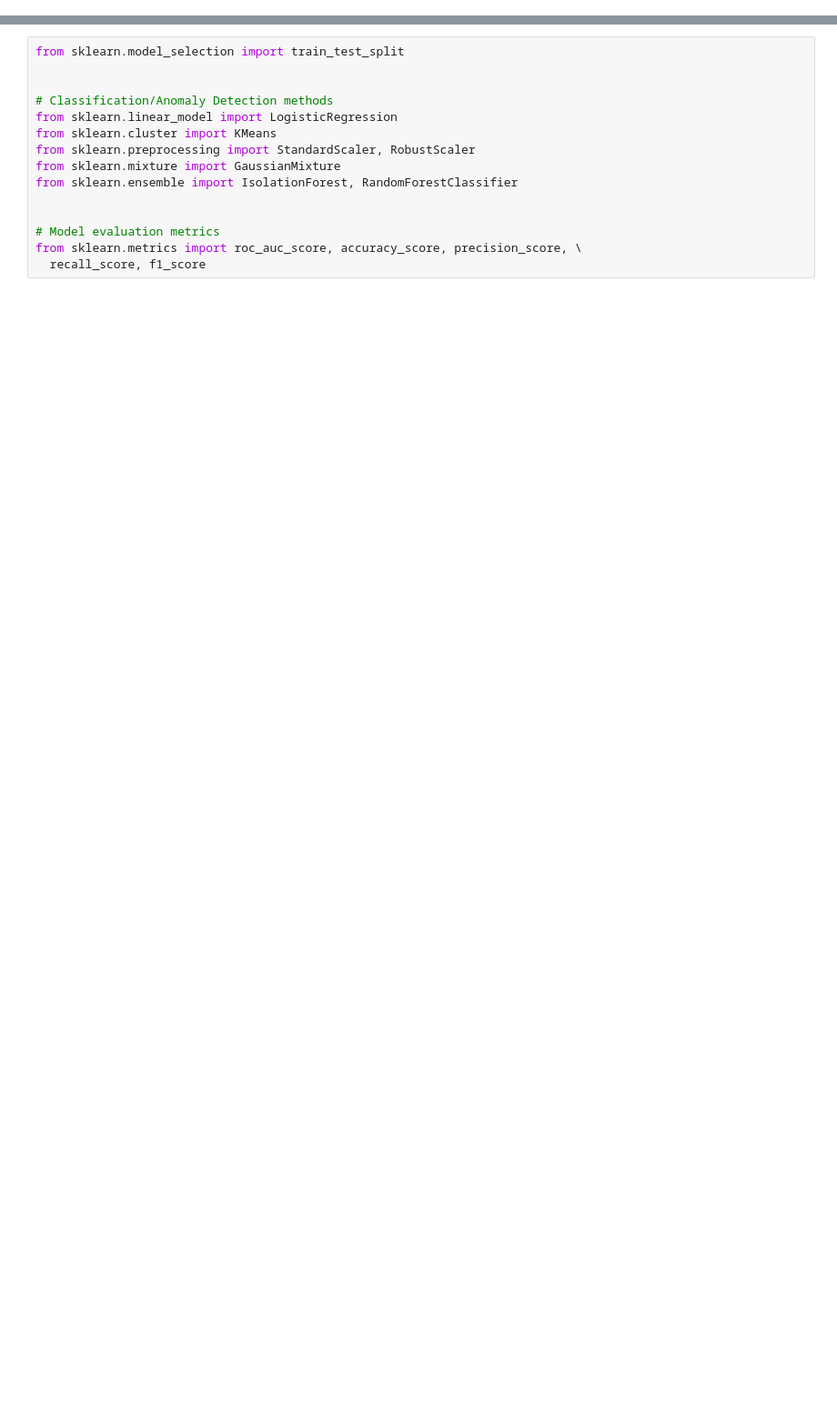
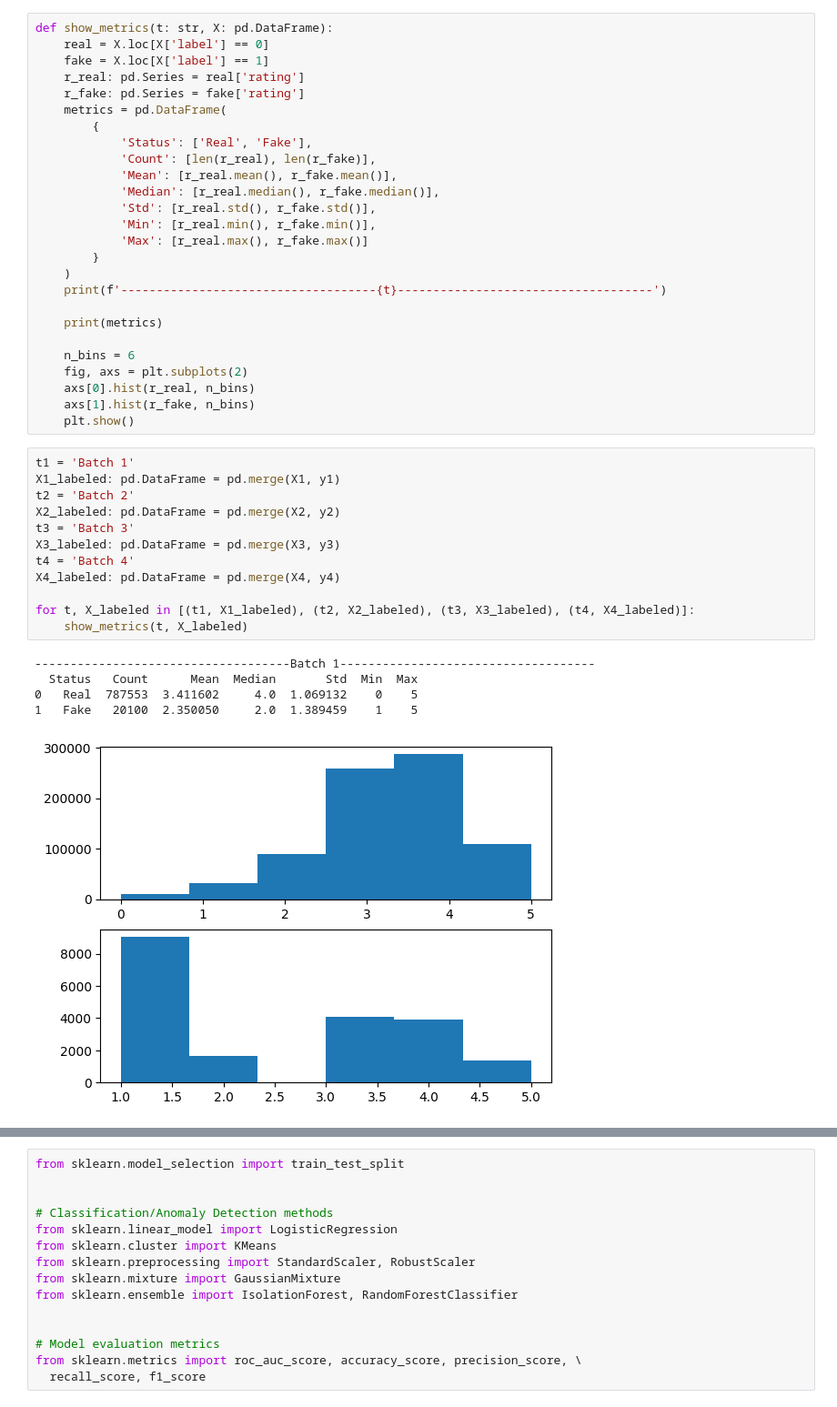
Before and after one commit to emmaneugene/CS421-project, a Jupyter notebook: Report.ipynb, the cells around one changed output, grey strips where cells are left out. Shown at 91% size. Cells and saved outputs as stored; diff of their text form; blank space fills up the shorter version.

Commit message:
Add basic metrics (sum, mean, med, std, etc) for EDA
Add hist plots for labeled batches

```diff
--- a/Report.ipynb
+++ b/Report.ipynb
@@ -34,0 +34,44 @@ y.drop('user', axis=1, inplace=True)
+# %%
+def show_metrics(t: str, X: pd.DataFrame):
+    real = X.loc[X['label'] == 0]
+    fake = X.loc[X['label'] == 1]
+    r_real: pd.Series = real['rating']
+    r_fake: pd.Series = fake['rating']
+    metrics = pd.DataFrame(
+        {
+            'Status': ['Real', 'Fake'],
+            'Count': [len(r_real), len(r_fake)],
+            'Mean': [r_real.mean(), r_fake.mean()],
+            'Median': [r_real.median(), r_fake.median()],
+            'Std': [r_real.std(), r_fake.std()],
+            'Min': [r_real.min(), r_fake.min()],
+            'Max': [r_real.max(), r_fake.max()]
+        }
+    )
+    print(f'------------------------------------{t}------------------------------------')
+
+    print(metrics)
+
+    n_bins = 6
+    fig, axs = plt.subplots(2)
+    axs[0].hist(r_real, n_bins)
+    axs[1].hist(r_fake, n_bins)
+    plt.show()
+# %%
+t1 = 'Batch 1'
+X1_labeled: pd.DataFrame = pd.merge(X1, y1)
+t2 = 'Batch 2'
+X2_labeled: pd.DataFrame = pd.merge(X2, y2)
+t3 = 'Batch 3'
+X3_labeled: pd.DataFrame = pd.merge(X3, y3)
+t4 = 'Batch 4'
+X4_labeled: pd.DataFrame = pd.merge(X4, y4)
+
+for t, X_labeled in [(t1, X1_labeled), (t2, X2_labeled), (t3, X3_labeled), (t4, X4_labeled)]:
+    show_metrics(t, X_labeled)
+# %% [output]
+------------------------------------Batch 1------------------------------------
+  Status   Count      Mean  Median       Std  Min  Max
+0   Real  787553  3.411602     4.0  1.069132    0    5
+1   Fake   20100  2.350050     2.0  1.389459    1    5
+[figure, added]
```
Also changed, not shown: parts of 13 cells of this notebook, 1 other file.
